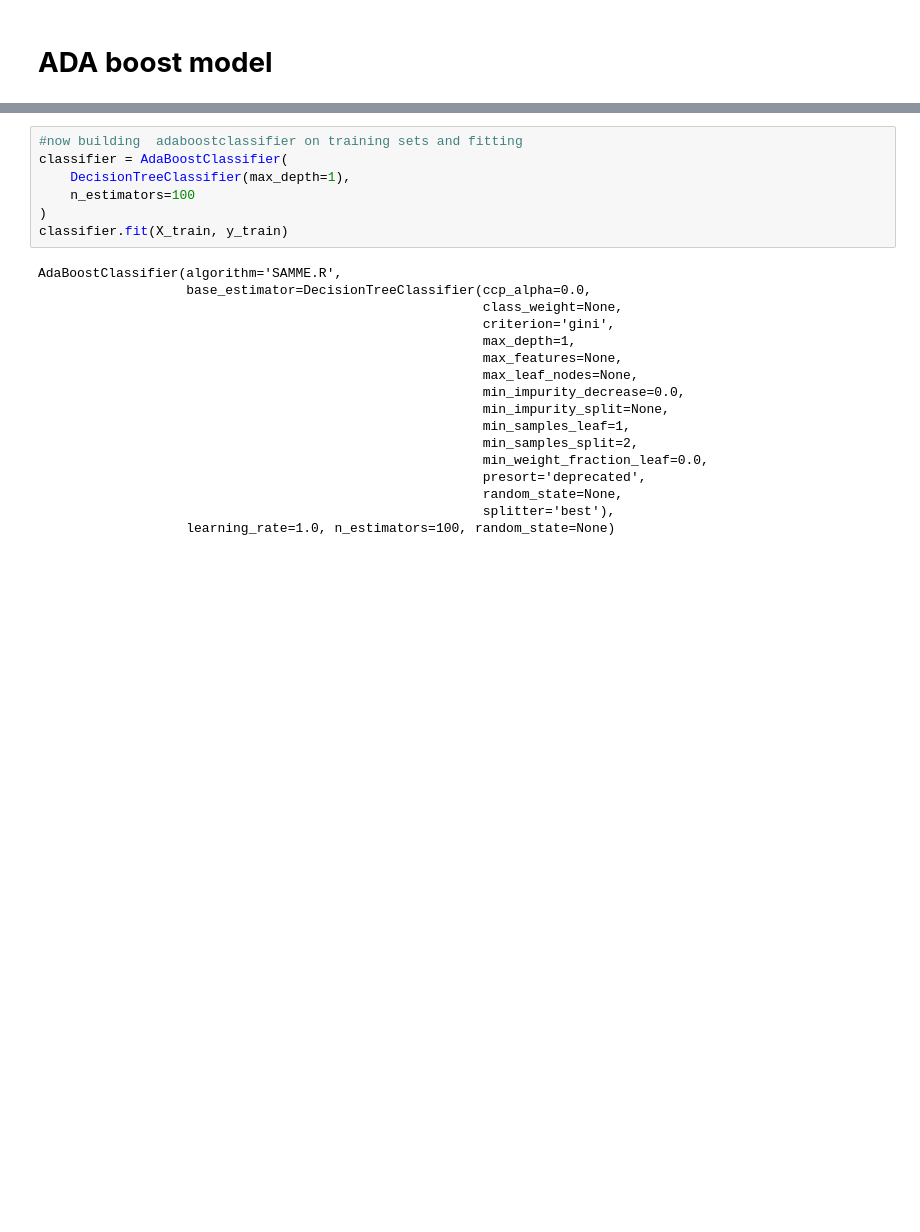
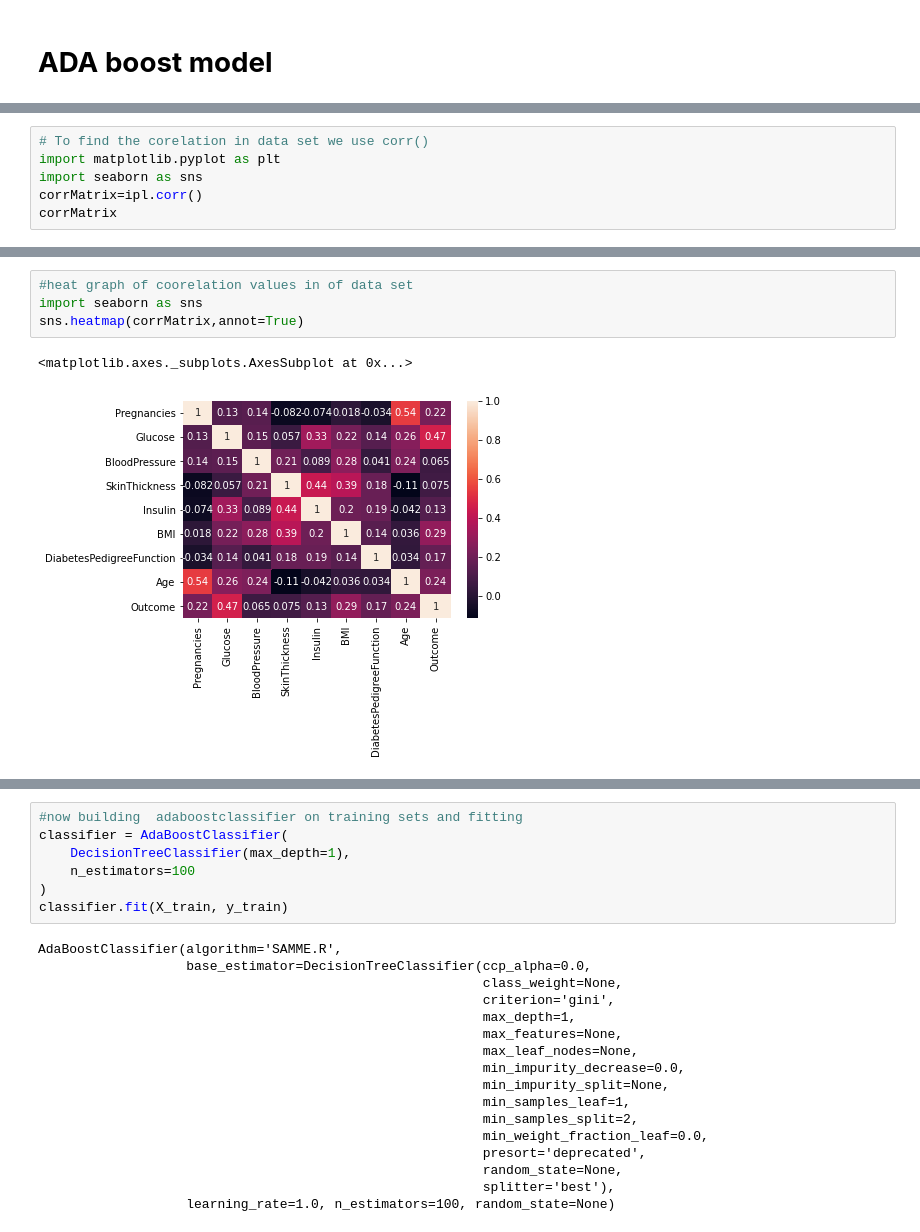
Before and after one commit to 19PA1A0470/AI-LAB, a Jupyter notebook: adaboost.ipynb, the cells around one changed output, grey strips where cells are left out. Cells and saved outputs as stored; diff of their text form; blank space fills up the shorter version.

```diff
--- a/adaboost.ipynb
+++ b/adaboost.ipynb
@@ -52,0 +92,6 @@ ipl.head()
+# %%
+# To find the corelation in data set we use corr()
+import matplotlib.pyplot as plt
+import seaborn as sns
+corrMatrix=ipl.corr()
+corrMatrix
@@ -52,0 +109,7 @@ ipl.head()
+# %%
+#heat graph of coorelation values in of data set
+import seaborn as sns
+sns.heatmap(corrMatrix,annot=True)
+# %% [output]
+<matplotlib.axes._subplots.AxesSubplot at 0x...>
+[figure, added]
```
Also changed, not shown: parts of 45 cells of this notebook.
